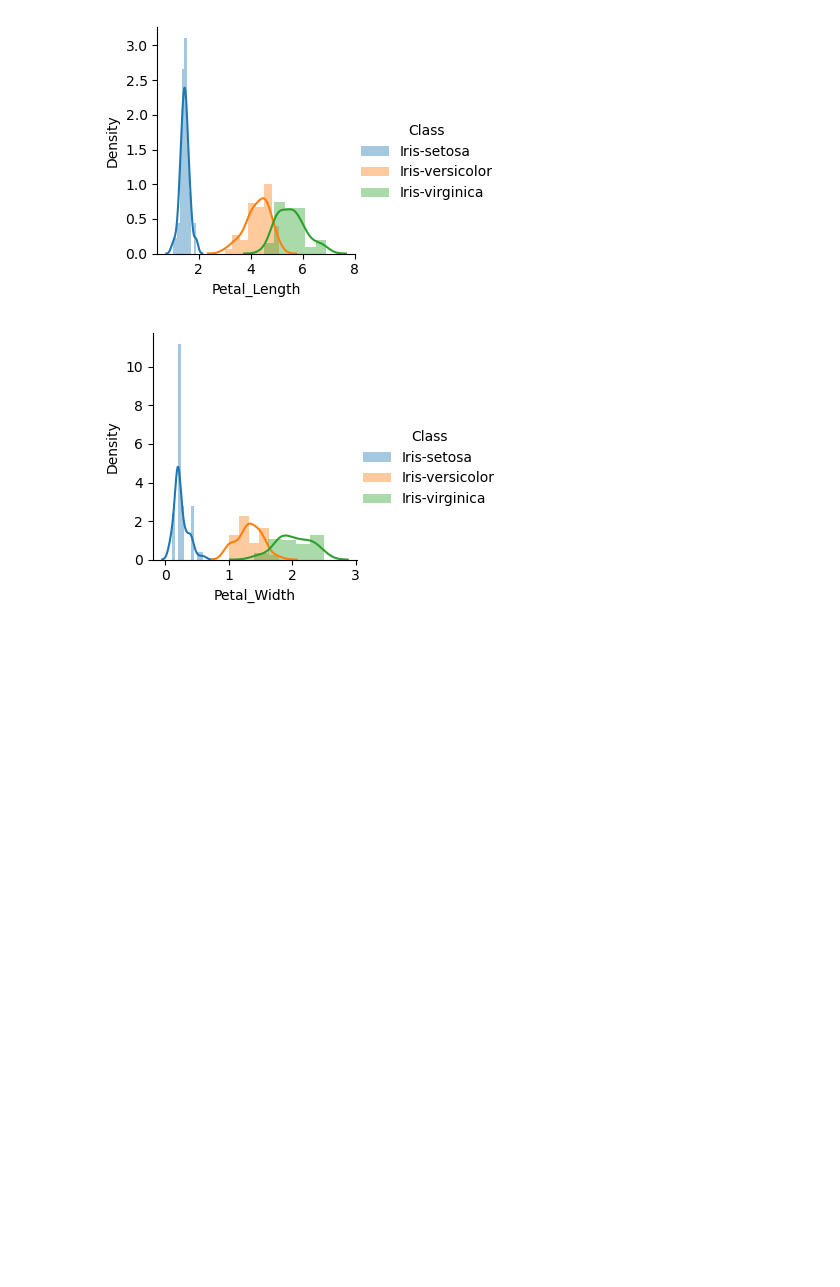
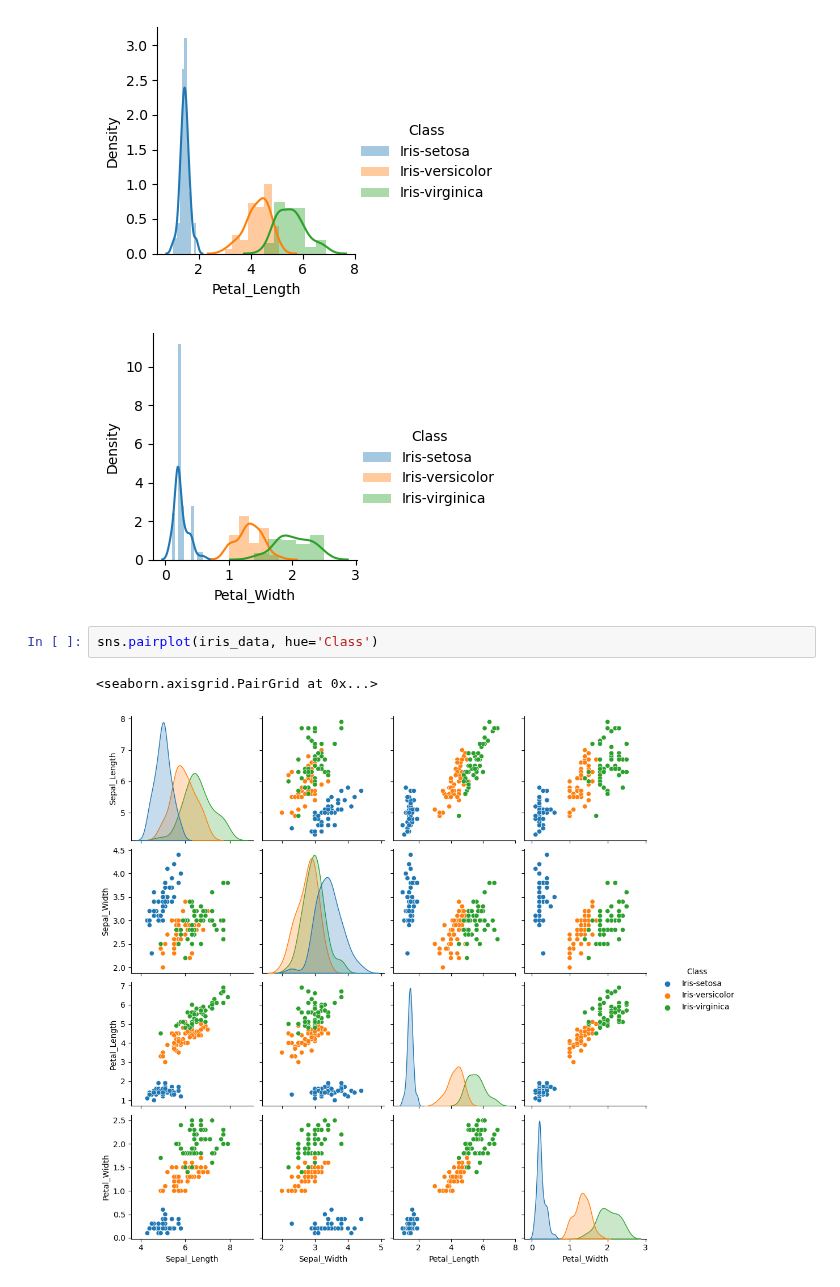
Before and after one commit to keithmmc/data_fundamentals, a Jupyter notebook: project.ipynb, the cells around one changed output. Cells and saved outputs as stored; diff of their text form; blank space fills up the shorter version.

```diff
--- a/project.ipynb
+++ b/project.ipynb
@@ -256,3 +257,8 @@ https://gist.github.com/mwaskom/de44147ed2974457ad6372750bbe5751
 [figure]
 [figure]
 [figure]
+# %%
+sns.pairplot(iris_data, hue='Class')
+# %% [output]
+<seaborn.axisgrid.PairGrid at 0x...>
+[figure, added]
```
Also changed, not shown: parts of 8 cells of this notebook.
